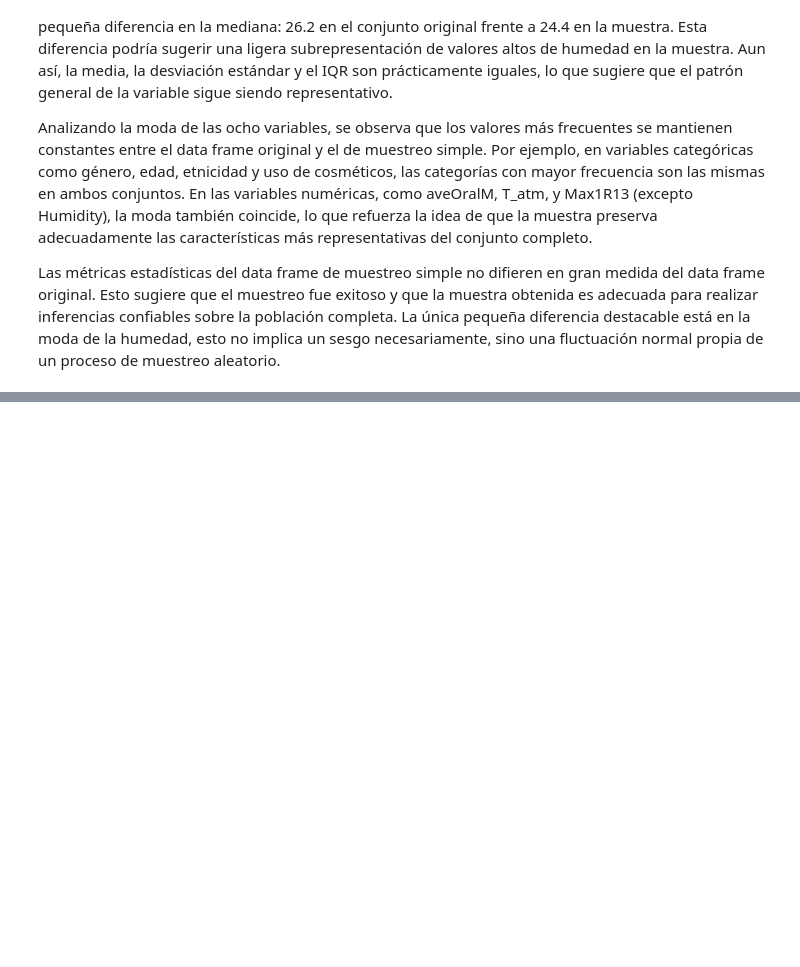
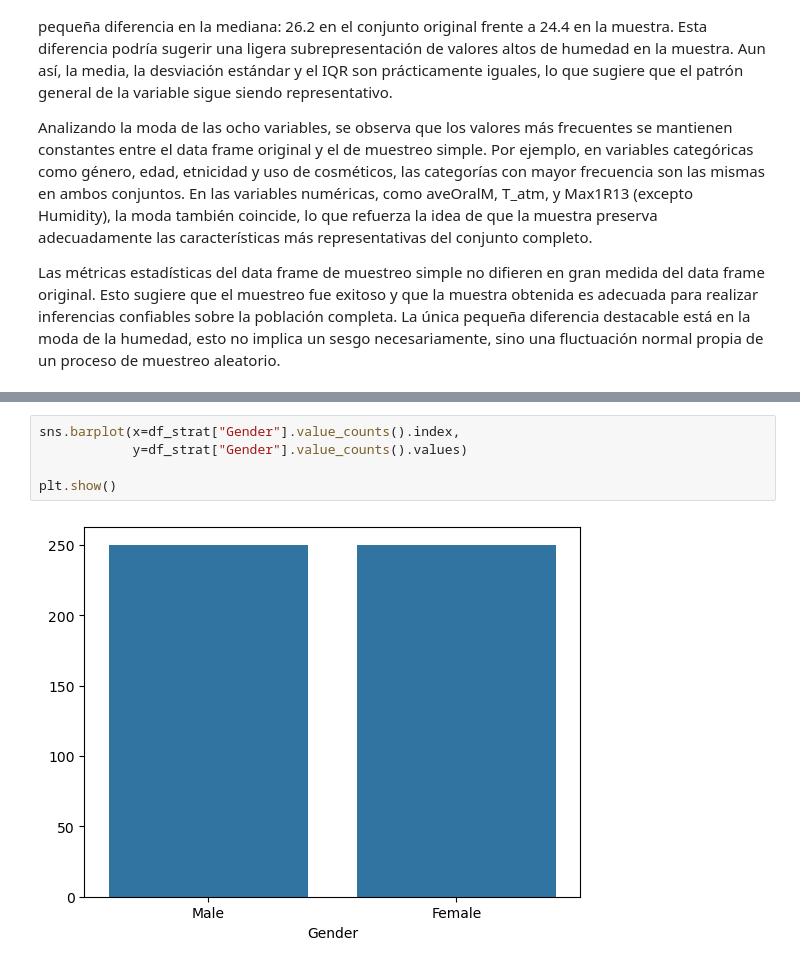
Before and after one commit to RisingNP/proyecto-1-probabilidad-y-estadistica, a Jupyter notebook: proyecto.ipynb, the cells around one changed output, grey strips where cells are left out. Drawn from its saved outputs; the diff is of its cells as text; blank space fills up the shorter version.

```diff
--- a/proyecto.ipynb
+++ b/proyecto.ipynb
@@ -495,0 +478,7 @@ CVM %      0.008198
+# %%
+sns.barplot(x=df_strat["Gender"].value_counts().index,
+            y=df_strat["Gender"].value_counts().values)
+
+plt.show()
+# %% [output]
+[figure, added]
```
Also changed, not shown: parts of 6 cells of this notebook, 1 other file.
